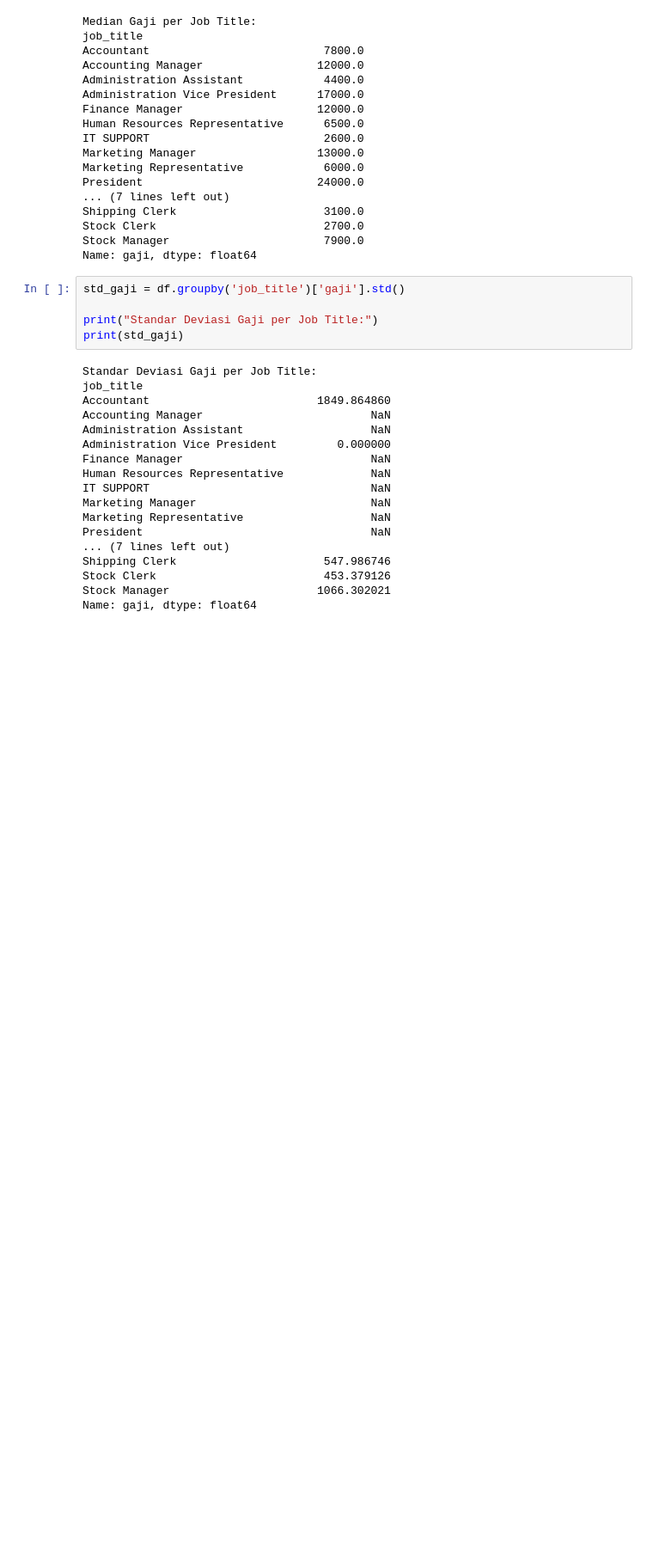
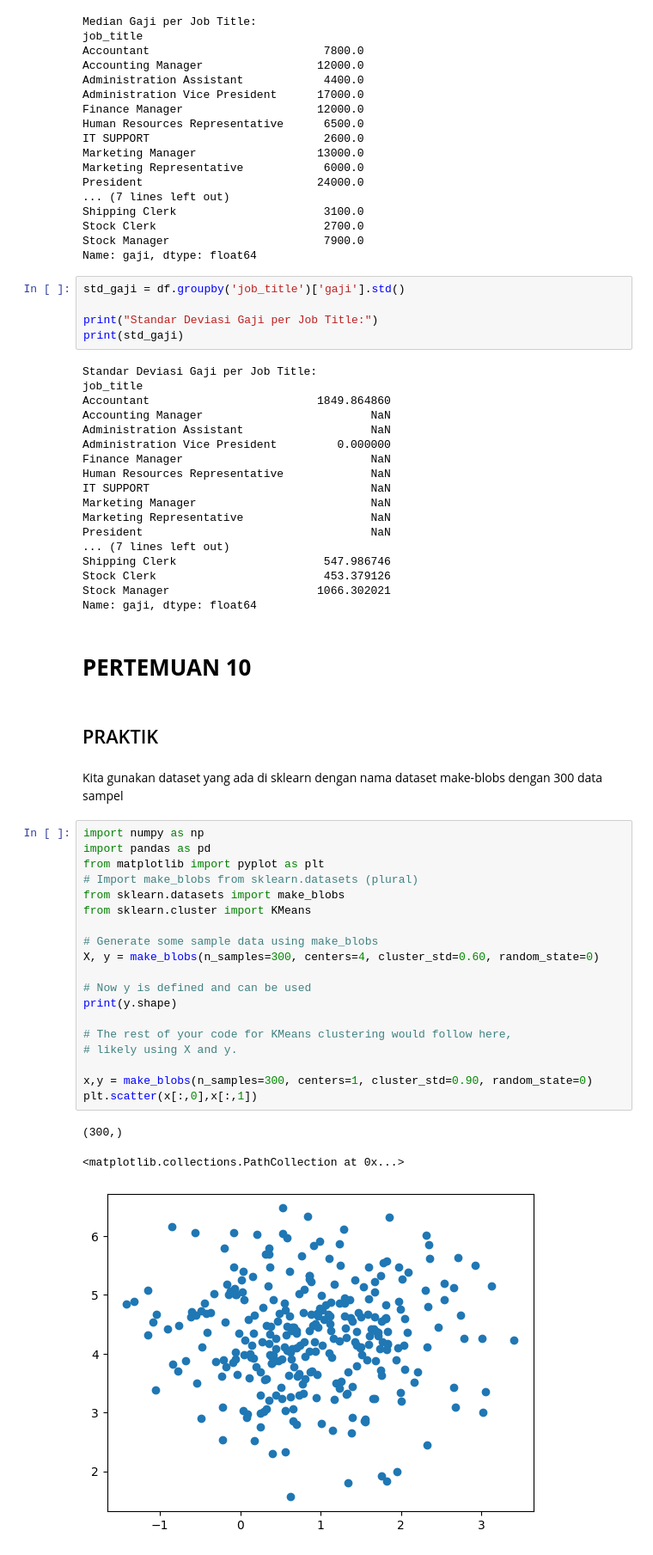
Before and after one commit to kristoowae/Portofolio-Google_Notebook, a Jupyter notebook: PRAKBDA.ipynb, the cells around one changed output. Shown at 86% size. Cells and saved outputs as stored; diff of their text form; blank space fills up the shorter version.

```diff
--- a/PRAKBDA.ipynb
+++ b/PRAKBDA.ipynb
@@ -1563,3 +1563,32 @@ Shipping Clerk                      547.986746
 Stock Clerk                         453.379126
 Stock Manager                      1066.302021
 Name: gaji, dtype: float64
+# %% [markdown]
+# **PERTEMUAN 10**
+# %% [markdown]
+## PRAKTIK
+# %% [markdown]
+Kita gunakan dataset yang ada di sklearn dengan nama dataset make-blobs dengan 300 data sampel
+# %%
+import numpy as np
+import pandas as pd
+from matplotlib import pyplot as plt
+# Import make_blobs from sklearn.datasets (plural)
+from sklearn.datasets import make_blobs
+from sklearn.cluster import KMeans
+
+# Generate some sample data using make_blobs
+X, y = make_blobs(n_samples=300, centers=4, cluster_std=0.60, random_state=0)
+
+# Now y is defined and can be used
+print(y.shape)
+
+# The rest of your code for KMeans clustering would follow here,
+# likely using X and y.
+
+x,y = make_blobs(n_samples=300, centers=1, cluster_std=0.90, random_state=0)
+plt.scatter(x[:,0],x[:,1])
+# %% [output]
+(300,)
+<matplotlib.collections.PathCollection at 0x...>
+[figure, added]
```
Also changed, not shown: parts of 28 cells of this notebook.
